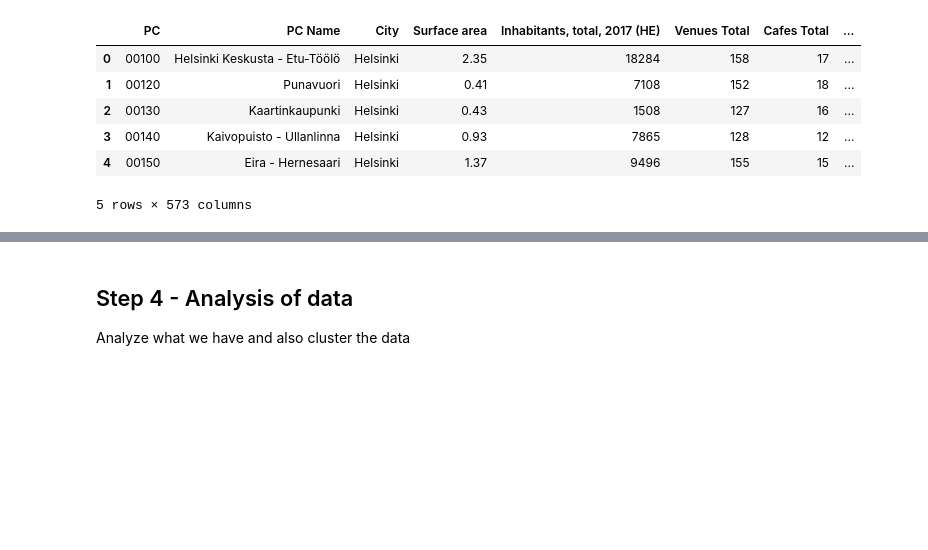
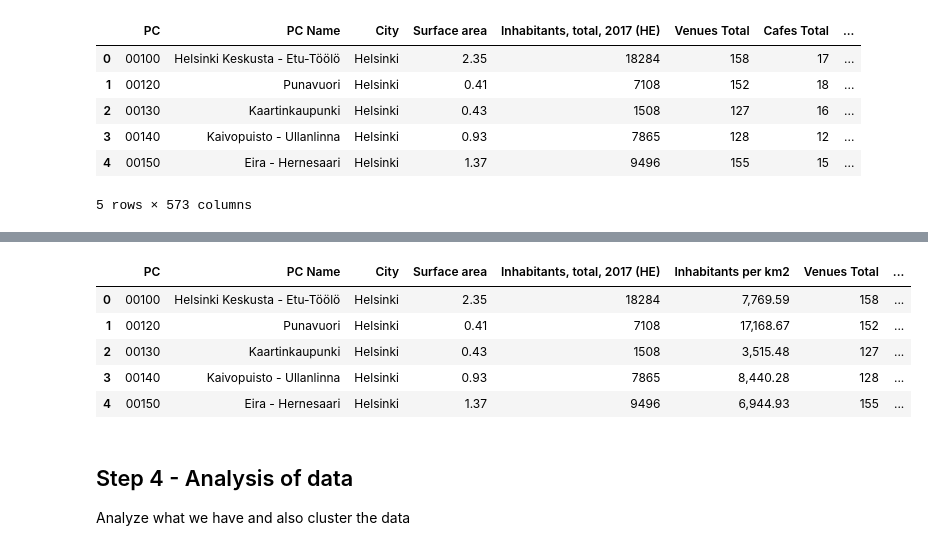
Before and after one commit to aitennek/Coursera_Capstone, a Jupyter notebook: Final_assignment/Capstone workbook.ipynb, the cells around one changed output, grey strips where cells are left out. Drawn from its saved outputs; the diff is of its cells as text; code cells hidden in the pictures; blank space fills up the shorter version.

```diff
--- a/Final_assignment/Capstone workbook.ipynb
+++ b/Final_assignment/Capstone workbook.ipynb
@@ -1109,3 +1142,16 @@ Merge result has shape: (2093, 573)
+# %%
+paavo_venues_df = add_relative_metric_into_df(paavo_venues_df, 'Inhabitants per km2', 'Inhabitants, total, 2017 (HE)', 'Surface area')
+paavo_venues_df = add_relative_metric_into_df(paavo_venues_df, 'Inhabitants per venue', 'Inhabitants, total, 2017 (HE)', 'Venues Total')
+paavo_venues_df = add_relative_metric_into_df(paavo_venues_df, 'Inhabitants per cafe', 'Inhabitants, total, 2017 (HE)', 'Cafes Total')
+paavo_venues_df = add_relative_metric_into_df(paavo_venues_df, 'Inhabitants per restaurant', 'Inhabitants, total, 2017 (HE)', 'Restaurants Total')
+paavo_venues_df.iloc[:5, :15]
+# %% [output]
+|  | PC | PC Name | City | Surface area | Inhabitants, total, 2017 (HE) | Inhabitants per km2 | Venues Total | ... |
+| 0 | 00100 | Helsinki Keskusta - Etu-Töölö | Helsinki | 2.35 | 18284 | 7,769.59 | 158 | ... |
+| 1 | 00120 | Punavuori | Helsinki | 0.41 | 7108 | 17,168.67 | 152 | ... |
+| 2 | 00130 | Kaartinkaupunki | Helsinki | 0.43 | 1508 | 3,515.48 | 127 | ... |
+| 3 | 00140 | Kaivopuisto - Ullanlinna | Helsinki | 0.93 | 7865 | 8,440.28 | 128 | ... |
+| 4 | 00150 | Eira - Hernesaari | Helsinki | 1.37 | 9496 | 6,944.93 | 155 | ... |
 # %% [markdown]
 ## Step 4 - Analysis of data
 
```
Also changed, not shown: parts of 25 cells of this notebook.
